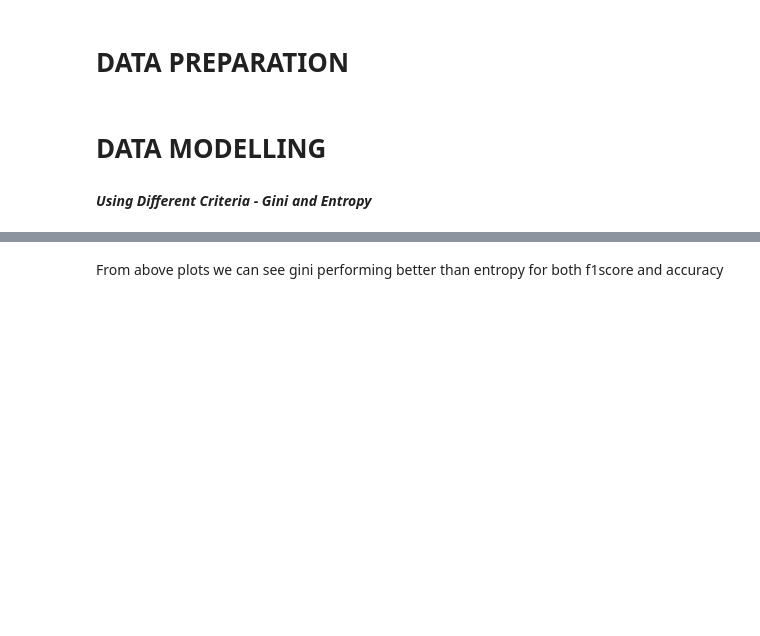
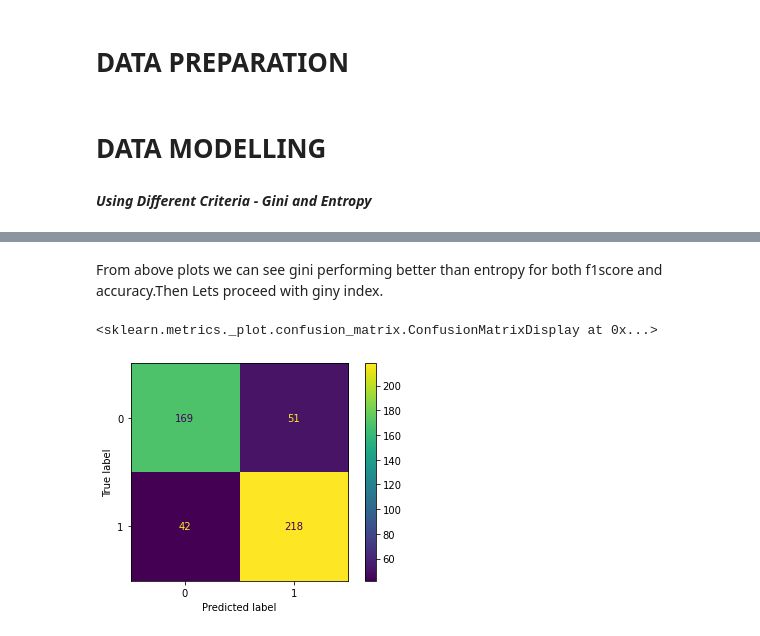
Before and after one commit to choureymanas/Red-WIne-Quality-Classification, a Jupyter notebook: red-wine-quality-prediction.ipynb, the cells around one changed output, grey strips where cells are left out. Cells and saved outputs as stored; diff of their text form; code cells hidden in the pictures; blank space fills up the shorter version.

```diff
--- a/red-wine-quality-prediction.ipynb
+++ b/red-wine-quality-prediction.ipynb
@@ -246,2 +251,8 @@ Text(0.5, 0, 'Accuracy Score')
 # %% [markdown]
-From above plots we can see gini performing better than entropy for both f1score and accuracy
+From above plots we can see gini performing better than entropy for both f1score and accuracy.Then Lets proceed with giny index.
+# %%
+from sklearn.metrics import plot_confusion_matrix
+plot_confusion_matrix(rf_gini,X_test,Y_test)
+# %% [output]
+<sklearn.metrics._plot.confusion_matrix.ConfusionMatrixDisplay at 0x...>
+[figure, added]
```
Also changed, not shown: parts of 6 cells of this notebook.
